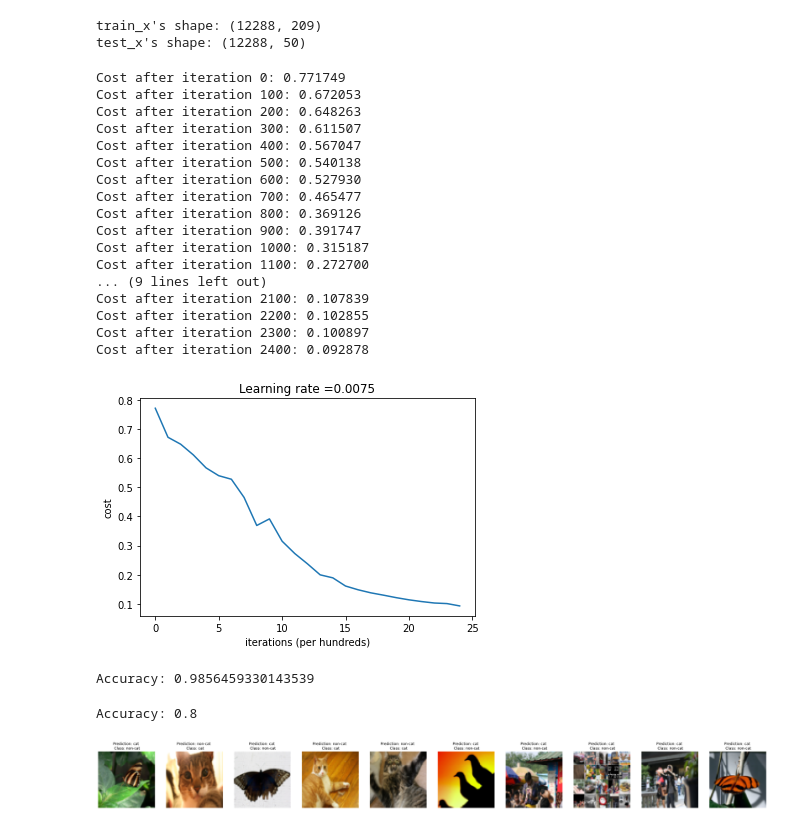
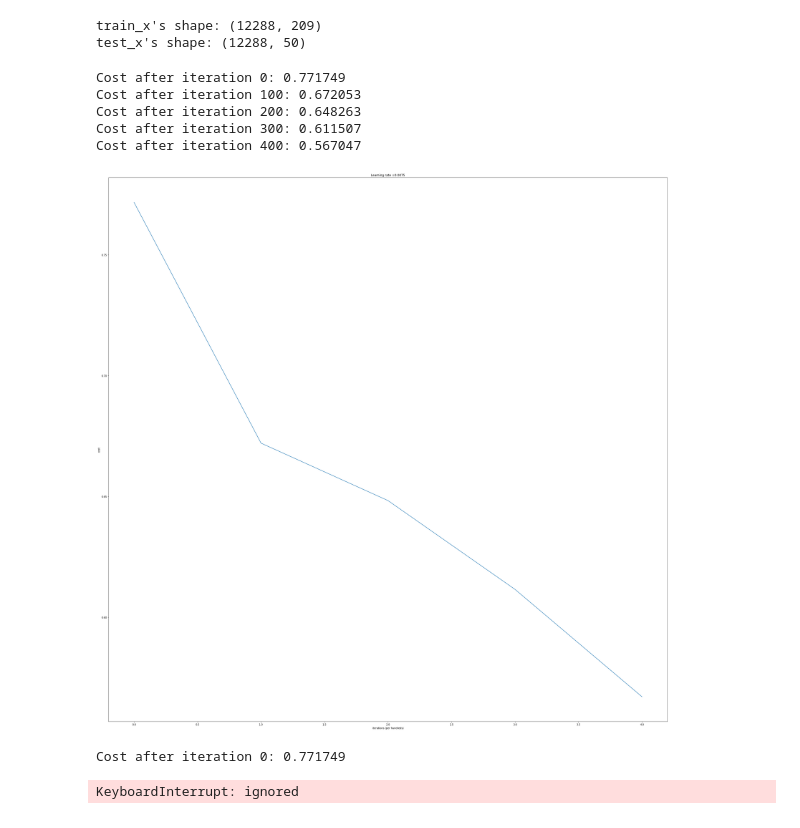
Before and after one commit to simonme42/ANN_experiments, a Jupyter notebook: ANN_from_scratch.ipynb, the cells around one changed output. Drawn from its saved outputs; the diff is of its cells as text; code cells hidden in the pictures.

```diff
--- a/ANN_from_scratch.ipynb
+++ b/ANN_from_scratch.ipynb
@@ -206,7 +206,7 @@ def L_model_forward(X, parameters):
 
     return AL, caches
 
-def compute_cost(AL, Y):
+def compute_cost(AL, Y, loss="crossentropy"):
     """
     Implement the cost function defined by equation (7).
 
@@ -221,7 +221,11 @@ def compute_cost(AL, Y):
     m = Y.shape[1]
 
     # Compute loss from aL and y.
-    cost = (1./m) * (-np.dot(Y,np.log(AL).T) - np.dot(1-Y, np.log(1-AL).T))
+    if loss == "crossentropy":
+      cost = (1./m) * (-np.dot(Y,np.log(AL).T) - np.dot(1-Y, np.log(1-AL).T))
+
+    elif loss == "mse":
+      cost = (1./m) * (np.sum((AL-Y)**2,axis=1, keepdims=True))
 
     cost = np.squeeze(cost)      # To make sure your cost's shape is what we expect (e.g. this turns [[17]] into 17).
     assert(cost.shape == ())
@@ -280,7 +284,7 @@ def linear_activation_backward(dA, cache, activation):
 
     return dA_prev, dW, db
 
-def L_model_backward(AL, Y, caches):
+def L_model_backward(AL, Y, caches, loss="crossentropy"):
     """
     Implement the backward propagation for the [LINEAR->RELU] * (L-1) -> LINEAR -> SIGMOID group
 
@@ -303,7 +307,12 @@ def L_model_backward(AL, Y, caches):
     Y = Y.reshape(AL.shape) # after this line, Y is the same shape as AL
 
     # Initializing the backpropagation
-    dAL = - (np.divide(Y, AL) - np.divide(1 - Y, 1 - AL))
+
+    if loss == "crossentropy":
+      dAL = - (np.divide(Y, AL) - np.divide(1 - Y, 1 - AL))
+
+    elif loss == "mse":
+      dAL = 2*AL-2*Y
 
     # Lth layer (SIGMOID -> LINEAR) gradients. Inputs: "AL, Y, caches". Outputs: "grads["dAL"], grads["dWL"], grads["dbL"]
     current_cache = caches[L-1]
@@ -395,7 +404,7 @@ def print_mislabeled_images(classes, X, y, p):
         plt.axis('off')
         plt.title("Prediction: " + classes[int(p[0,index])].decode("utf-8") + " \n Class: " + classes[y[0,index]].decode("utf-8"))
 # %%
-def train_model(X, Y, layers_dims, learning_rate = 0.0075, num_iterations = 3000, print_cost=False):
+def train_model(X, Y, layers_dims, learning_rate = 0.0075, num_iterations = 3000, print_cost=False, loss="crossentropy"):
     """
     Implements a L-layer neural network: [LINEAR->RELU]*(L-1)->LINEAR->SIGMOID.
 
@@ -422,10 +431,10 @@ def train_model(X, Y, layers_dims, learning_rate = 0.0075, num_iterations = 3000
         AL, caches = L_model_forward(X, parameters)
 
         # Compute cost.
-        cost = compute_cost(AL, Y)
+        cost = compute_cost(AL, Y, loss=loss)
 
         # Backward propagation.
-        grads = L_model_backward(AL, Y, caches)
+        grads = L_model_backward(AL, Y, caches, loss=loss)
 
         # Update parameters.
         parameters = update_parameters(parameters, grads, learning_rate)
@@ -488,35 +493,17 @@ test_x's shape: (12288, 50)
 # %%
 layers_dims = [train_x.shape[0], 20, 7, 5, 1]
 
-parameters = train_model(train_x, train_y, layers_dims, num_iterations = 2500, print_cost = True)
+parameters = train_model(train_x, train_y, layers_dims, num_iterations = 500, print_cost = True, loss="crossentropy")
 # %% [output]
 Cost after iteration 0: 0.771749
 Cost after iteration 100: 0.672053
 Cost after iteration 200: 0.648263
 Cost after iteration 300: 0.611507
 Cost after iteration 400: 0.567047
-Cost after iteration 500: 0.540138
-Cost after iteration 600: 0.527930
-Cost after iteration 700: 0.465477
-Cost after iteration 800: 0.369126
-Cost after iteration 900: 0.391747
-Cost after iteration 1000: 0.315187
-Cost after iteration 1100: 0.272700
-... (9 lines left out)
-Cost after iteration 2100: 0.107839
-Cost after iteration 2200: 0.102855
-Cost after iteration 2300: 0.100897
-Cost after iteration 2400: 0.092878
-[figure, old version]
+[figure, new version]
 # %%
 pred_train = predict(train_x, train_y, parameters)
-# %% [output]
-Accuracy: 0.9856459330143539
 # %%
 pred_test = predict(test_x, test_y, parameters)
-# %% [output]
-Accuracy: 0.8
 # %%
 print_mislabeled_images(classes, test_x, test_y, pred_test)
-# %% [output]
-[figure, removed]
@@ -522,0 +512,5 @@ print_mislabeled_images(classes, test_x, test_y, pred_test)
+# %%
+parameters = train_model(train_x, train_y, layers_dims, num_iterations = 500, print_cost = True)
+# %% [output]
+Cost after iteration 0: 0.771749
+KeyboardInterrupt: ignored
```
Also changed, not shown: parts of 2 cells of this notebook.
